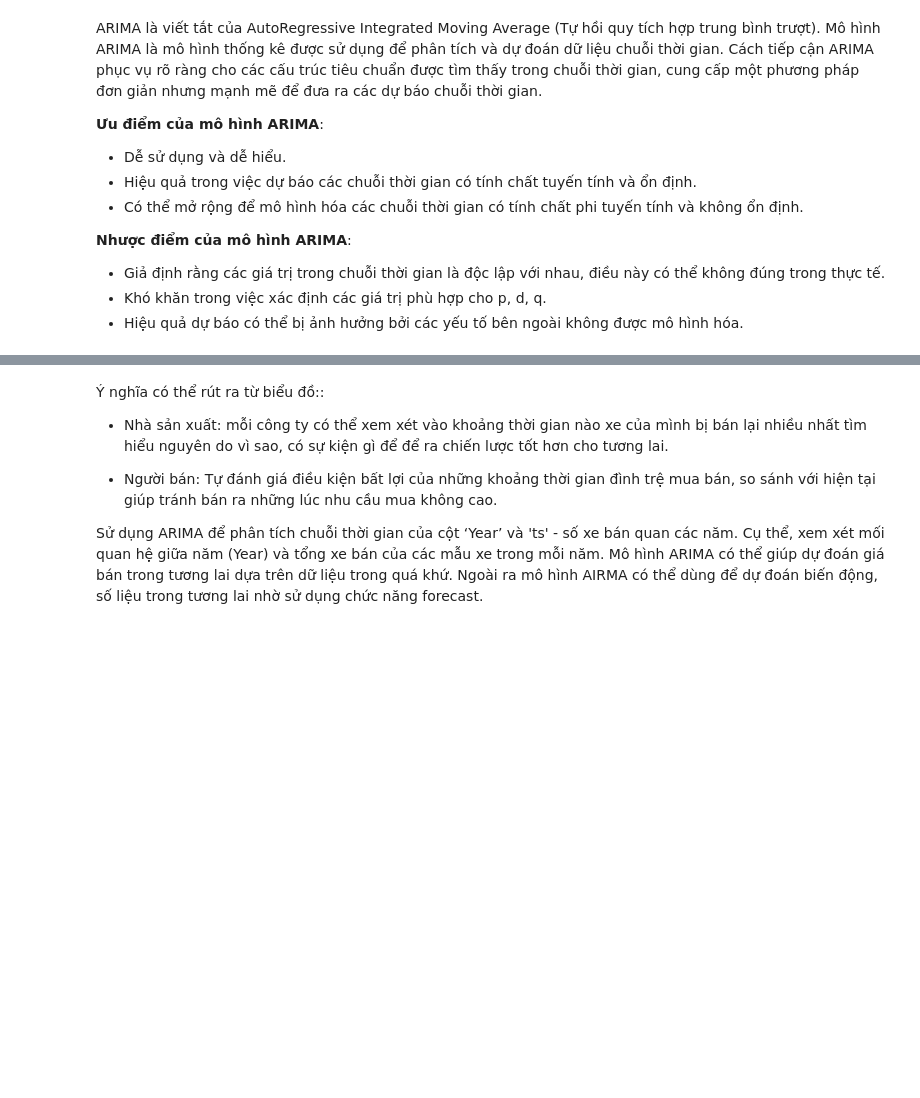
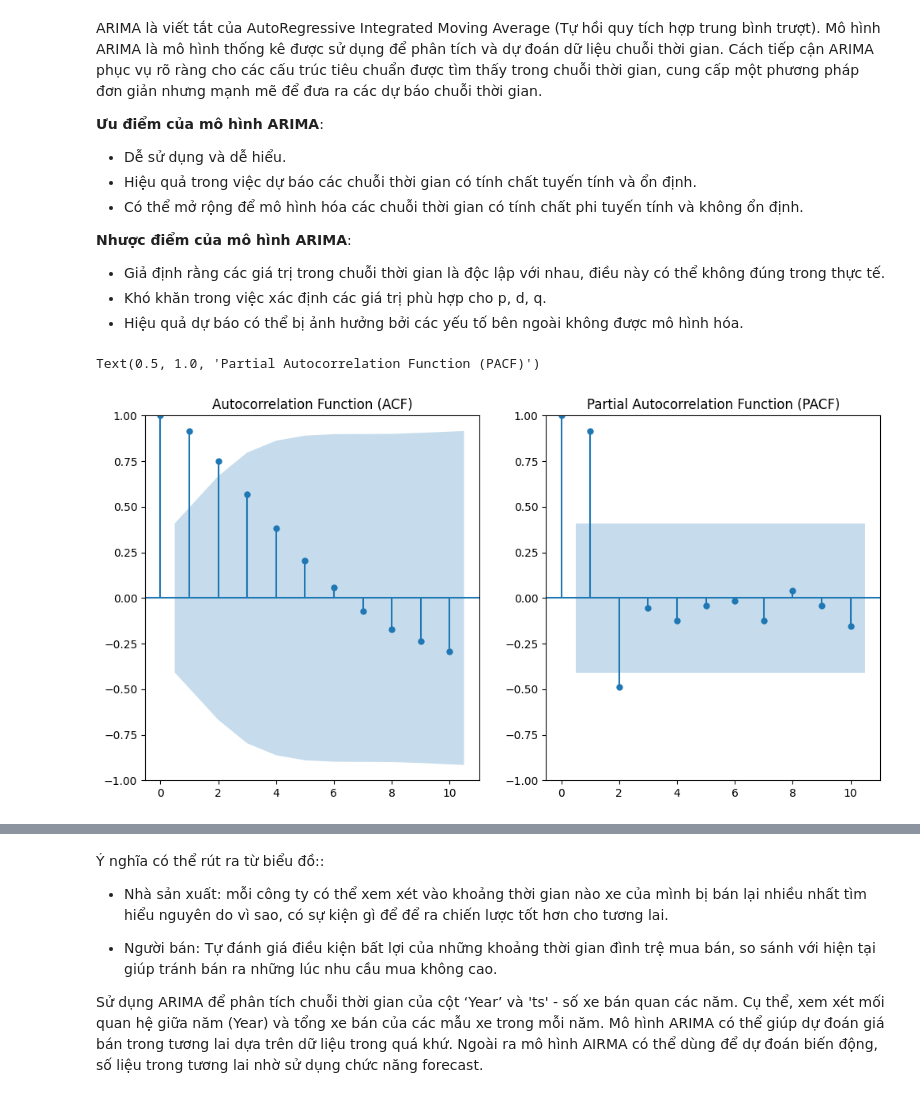
Before and after one commit to Hoangnhan1708/visualize-cars-analysis-project, a Jupyter notebook: notebooks/visualization.ipynb, the cells around one changed output, grey strips where cells are left out. Cells and saved outputs as stored; diff of their text form; code cells hidden in the pictures; blank space fills up the shorter version.

```diff
--- a/notebooks/visualization.ipynb
+++ b/notebooks/visualization.ipynb
@@ -223,3 +223,19 @@ ARIMA là viết tắt của AutoRegressive Integrated Moving Average (Tự hồ
 - Giả định rằng các giá trị trong chuỗi thời gian là độc lập với nhau, điều này có thể không đúng trong thực tế.
 - Khó khăn trong việc xác định các giá trị phù hợp cho p, d, q.
 - Hiệu quả dự báo có thể bị ảnh hưởng bởi các yếu tố bên ngoài không được mô hình hóa.
+# %%
+time_series_df = df['Year'].value_counts().reset_index()
+time_series_df.columns = ['Year', 'Count']
+# %%
+time_series_df['Year'] = time_series_df['Year'].astype(int)
+time_series_df.set_index('Year', inplace=True)
+time_series_df.sort_index(inplace=True)
+# %%
+fig, axes = plt.subplots(1, 2, figsize=(12, 6))
+plot_acf(time_series_df, lags=10, ax=axes[0])
+axes[0].set_title('Autocorrelation Function (ACF)')
+plot_pacf(time_series_df, lags=10, ax=axes[1])
+axes[1].set_title('Partial Autocorrelation Function (PACF)')
+# %% [output]
+Text(0.5, 1.0, 'Partial Autocorrelation Function (PACF)')
+[figure, added]
```
Also changed, not shown: parts of 3 cells of this notebook.
